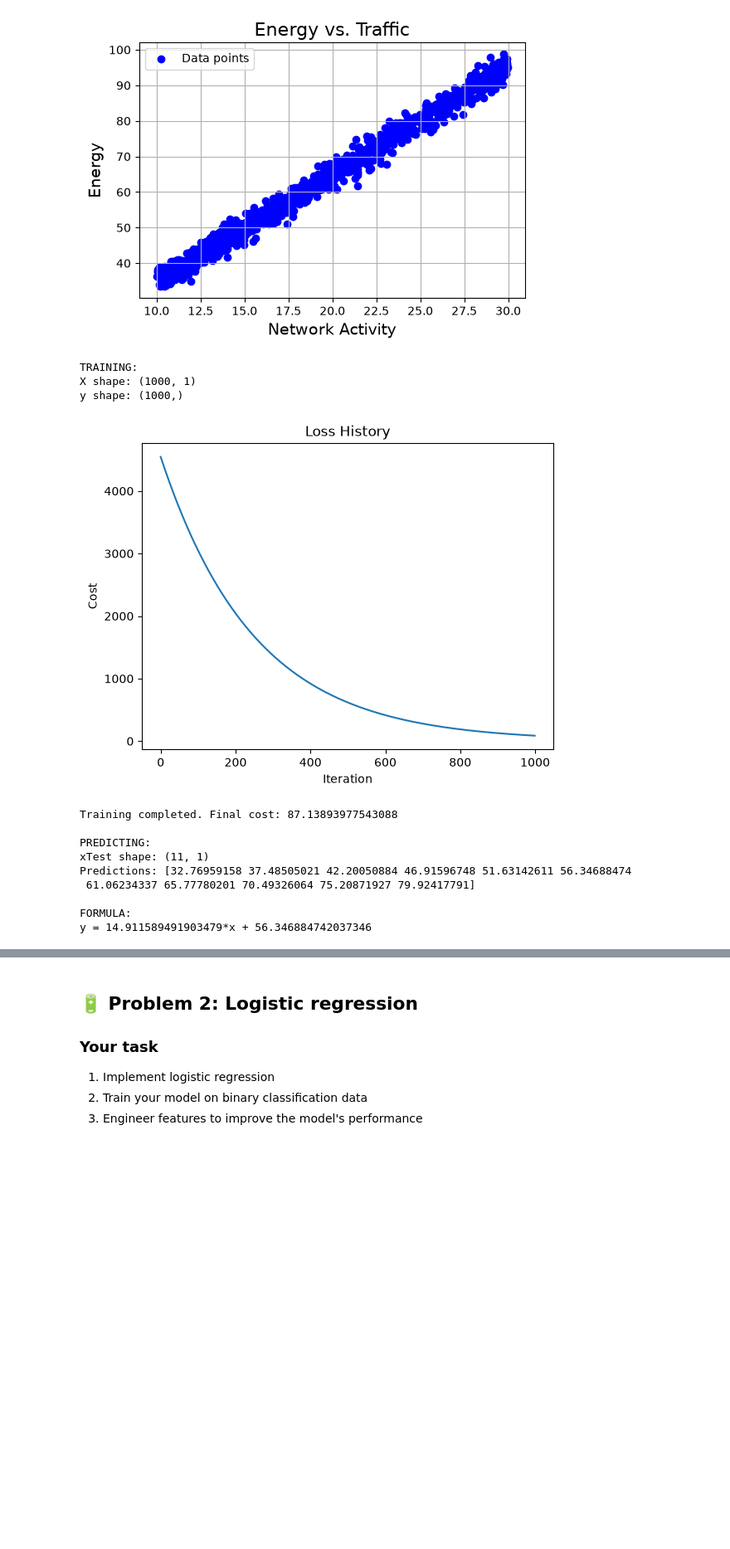
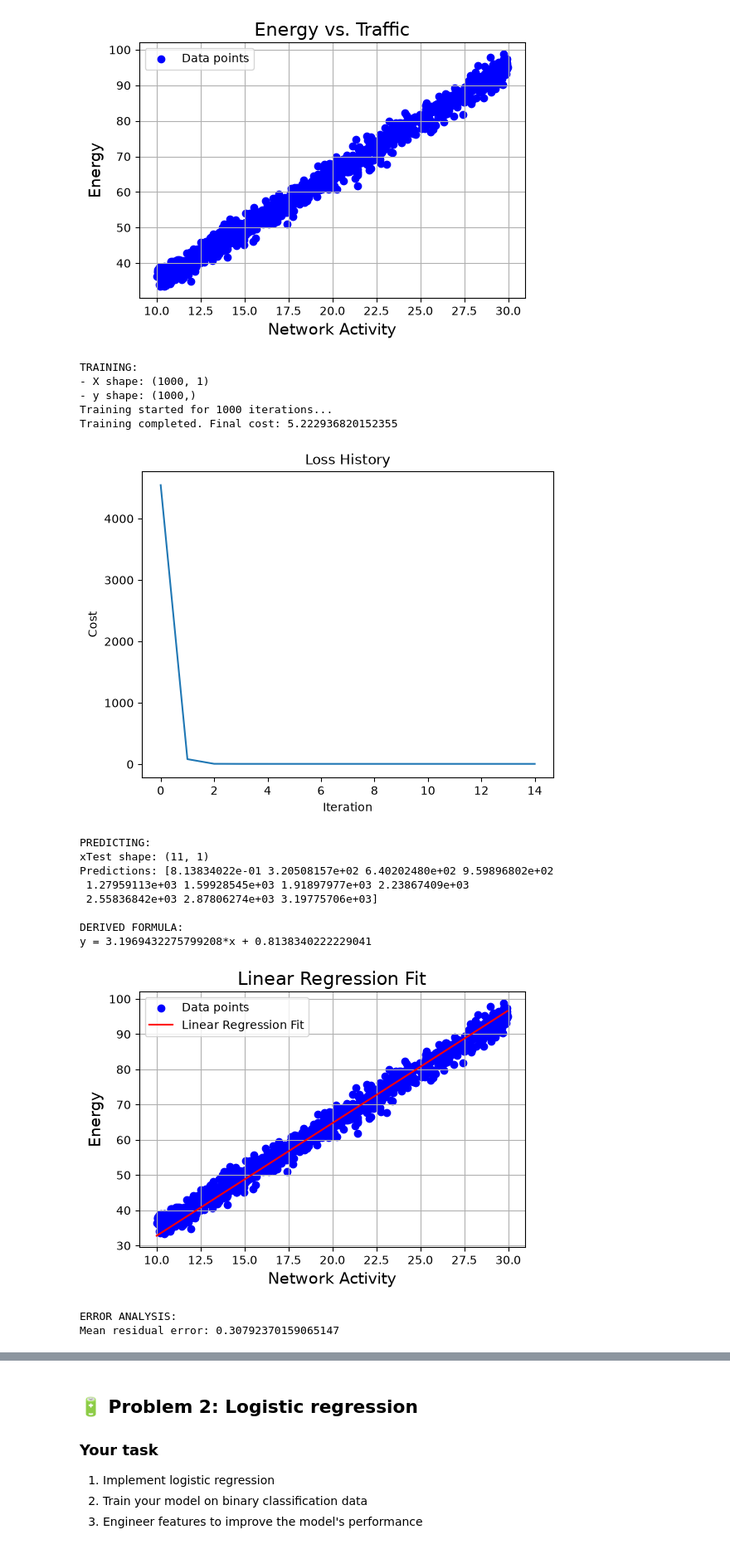
Before and after one commit to real-eo/TDT4172-Introduksjon-til-maskinl-ring, a Jupyter notebook: 2026 HØST/Assignment1/problem.ipynb, the cells around one changed output, grey strips where cells are left out. Shown at 83% size. Saved outputs shown, nothing was run; the diff lists cells and outputs as text; code cells hidden in the pictures; blank space fills up the shorter version.

```diff
--- a/2026 HØST/Assignment1/problem.ipynb
+++ b/2026 HØST/Assignment1/problem.ipynb
@@ -71,65 +71,102 @@ plt.show()
 [figure]
 # %%
 # Model
-linearRegressionModel = LinearRegression()
+linearRegressionModel = LinearRegression(scale_features=False)
 
 # * Training
 print("TRAINING:")
 # Reshape to 2D array
-X = data['Net_Activity'].values.reshape(-1, 1)
+X = data['Net_Activity'].values.reshape(-1, 1)                                          # ? Reshape to 2D array as required by the fit() function
 y = data['Energy'].values
 
-print("X shape:", X.shape)
-print("y shape:", y.shape)
+print("- X shape:", X.shape)
+print("- y shape:", y.shape)
 
 # Fit the linear regression model
 linearRegressionModel.fit(X, y)
 
 # Plot the loss history to visualize convergence
-plt.plot(linearRegressionModel.loss_history)
+plt.plot(linearRegressionModel.loss_history[:15])
 plt.title("Loss History")
 plt.xlabel("Iteration")
 plt.ylabel("Cost")
 
 plt.show()
 
 
 # * Predicting
 print("\nPREDICTING:")
 # Reshape to 2D array for prediction
 xTest = np.array([0, 100, 200, 300, 400, 500, 600, 700, 800, 900, 1000]).reshape(-1, 1)
 
 print("xTest shape:", xTest.shape)
 
 # Predict using the trained model
 prediction = linearRegressionModel.predict(xTest)
 
 print("Predictions:", prediction)
 
 
-# * Formula for the linear regression line
-print("\nFORMULA:")
-
+# * Formula
+print("\nDERIVED FORMULA:")
 print("y = ", end="")
 
-coefficients = linearRegressionModel.weights
-constant = linearRegressionModel.bias
+# Unscale the coefficients and constant to get the original formula
+coefficients = linearRegressionModel.unscaledWeights
+constant = linearRegressionModel.unscaledBias
+yHat = lambda x: sum(coef * x for coef in coefficients) + constant
 
 for coef in coefficients:
     print(f"{coef}*x + ", end="")
 
 print(f"{constant}")
+
+# Plot the predictions along with the original data
+xPlot: np.ndarray = np.linspace(
+    data["Net_Activity"].min(),
+    data["Net_Activity"].max(),
+    100
+).reshape(-1, 1)
+yPlot = yHat(xPlot)
+
+plt.figure(figsize=(6, 4))
+plt.scatter(data['Net_Activity'], data['Energy'], c='blue', label='Data points')
+plt.plot(xPlot, yPlot, c='red', label='Linear Regression Fit')
+plt.grid(True)
+plt.xlabel('Network Activity', fontsize=14)
+plt.ylabel('Energy', fontsize=14)
+plt.title('Linear Regression Fit', fontsize=16)
+plt.legend()
+plt.show()
+
+
+# * Error
+print("\nERROR ANALYSIS:")
+yPred = linearRegressionModel.predict(X)
+errors = y - yPred
+print("Mean residual error:", np.mean(errors))
+
+plt.hist(errors, bins=30)
+plt.axvline(0, color='red', linestyle='--')
+plt.xlabel("Residual error")
+plt.ylabel("Count")
+plt.title("Error distribution")
+plt.show()
 # %% [output]
 TRAINING:
-X shape: (1000, 1)
-y shape: (1000,)
+- X shape: (1000, 1)
+- y shape: (1000,)
+Training started for 1000 iterations...
+Training completed. Final cost: 5.222936820152355
-[figure, old version]
+[figure, new version]
-Training completed. Final cost: 87.13893977543088
-
 PREDICTING:
 xTest shape: (11, 1)
-Predictions: [32.76959158 37.48505021 42.20050884 46.91596748 51.63142611 56.34688474
- 61.06234337 65.77780201 70.49326064 75.20871927 79.92417791]
+Predictions: [8.13834022e-01 3.20508157e+02 6.40202480e+02 9.59896802e+02
+ 1.27959113e+03 1.59928545e+03 1.91897977e+03 2.23867409e+03
+ 2.55836842e+03 2.87806274e+03 3.19775706e+03]
 
-FORMULA:
-y = 14.911589491903479*x + 56.346884742037346
+DERIVED FORMULA:
+y = 3.1969432275799208*x + 0.8138340222229041
+[figure, added]
+ERROR ANALYSIS:
+Mean residual error: 0.30792370159065147
```
Also changed, not shown: parts of 3 cells of this notebook, 11 other files.
